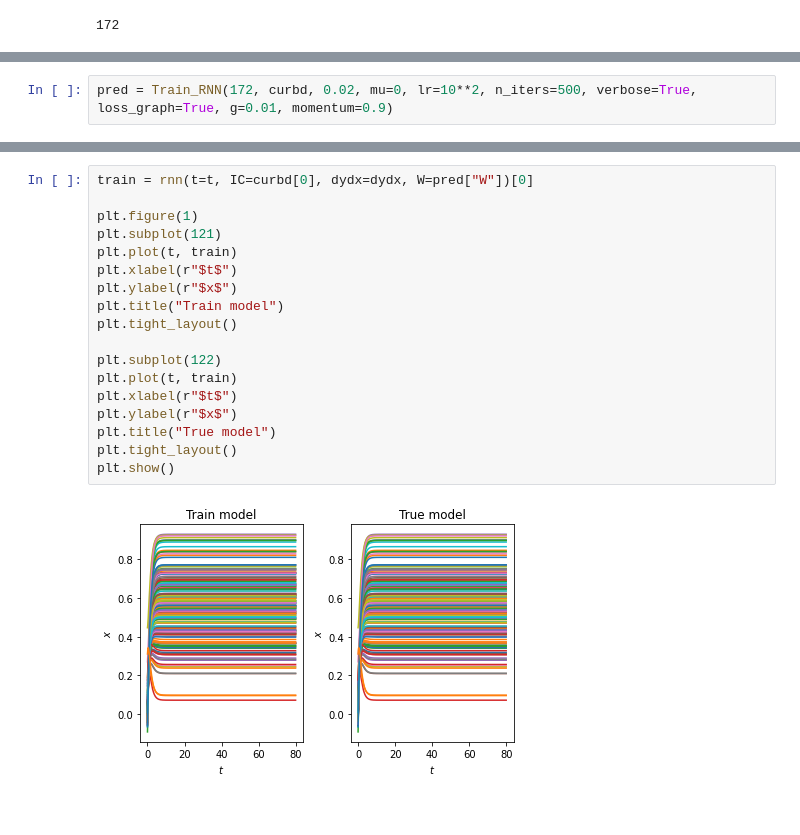
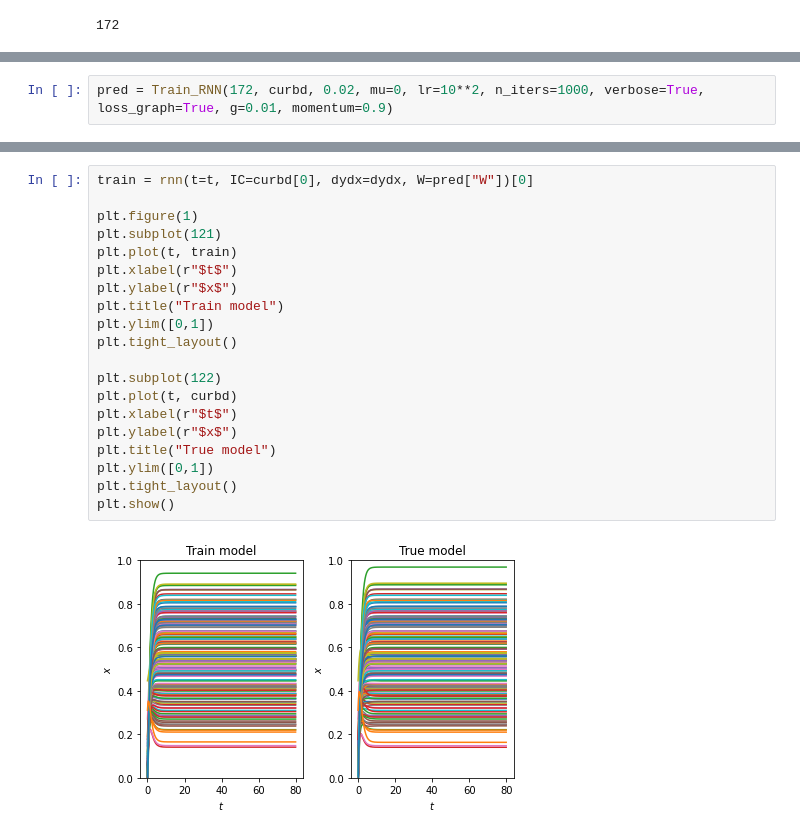
Before and after one commit to DCC-Lab/Computational-neuroscience-RNNs-, a Jupyter notebook: Training RNN/RNN_Env_Vectorize.ipynb, the cells around one changed output, grey strips where cells are left out. Saved outputs shown, nothing was run; the diff lists cells and outputs as text.

```diff
--- a/Training RNN/RNN_Env_Vectorize.ipynb
+++ b/Training RNN/RNN_Env_Vectorize.ipynb
@@ -1170,3 +1170,3 @@ plt.show()
 # %%
-pred = Train_RNN(172, curbd, 0.02, mu=0, lr=10**2, n_iters=500, verbose=True, loss_graph=True, g=0.01, momentum=0.9)
+pred = Train_RNN(172, curbd, 0.02, mu=0, lr=10**2, n_iters=1000, verbose=True, loss_graph=True, g=0.01, momentum=0.9)
 # %% [output]
@@ -1179,20 +1184,22 @@ epoch 400/500 loss 0.000000 pVar 1.000
 # %%
 train = rnn(t=t, IC=curbd[0], dydx=dydx, W=pred["W"])[0]
 
 plt.figure(1)
 plt.subplot(121)
 plt.plot(t, train)
 plt.xlabel(r"$t$")
 plt.ylabel(r"$x$")
 plt.title("Train model")
+plt.ylim([0,1])
 plt.tight_layout()
 
 plt.subplot(122)
-plt.plot(t, train)
+plt.plot(t, curbd)
 plt.xlabel(r"$t$")
 plt.ylabel(r"$x$")
 plt.title("True model")
+plt.ylim([0,1])
 plt.tight_layout()
 plt.show()
 # %% [output]
-[figure, old version]
+[figure, new version]
```
Also changed, not shown: parts of 3 cells of this notebook.
